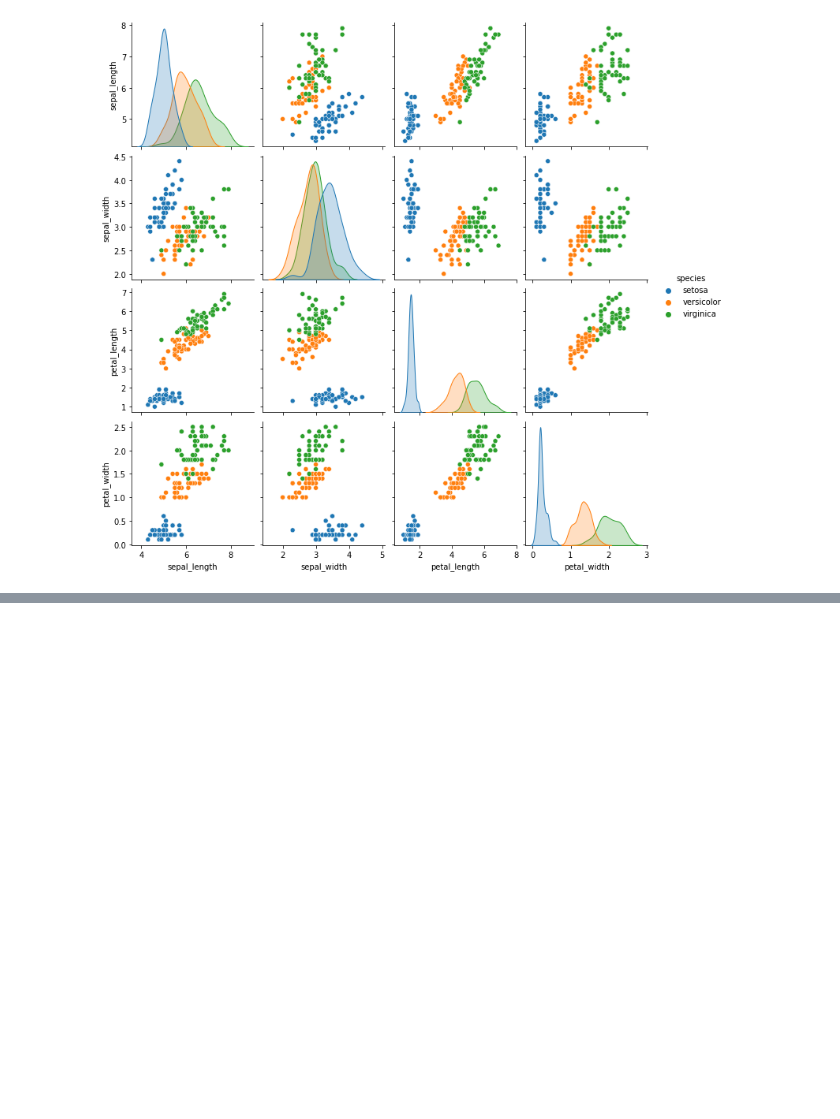
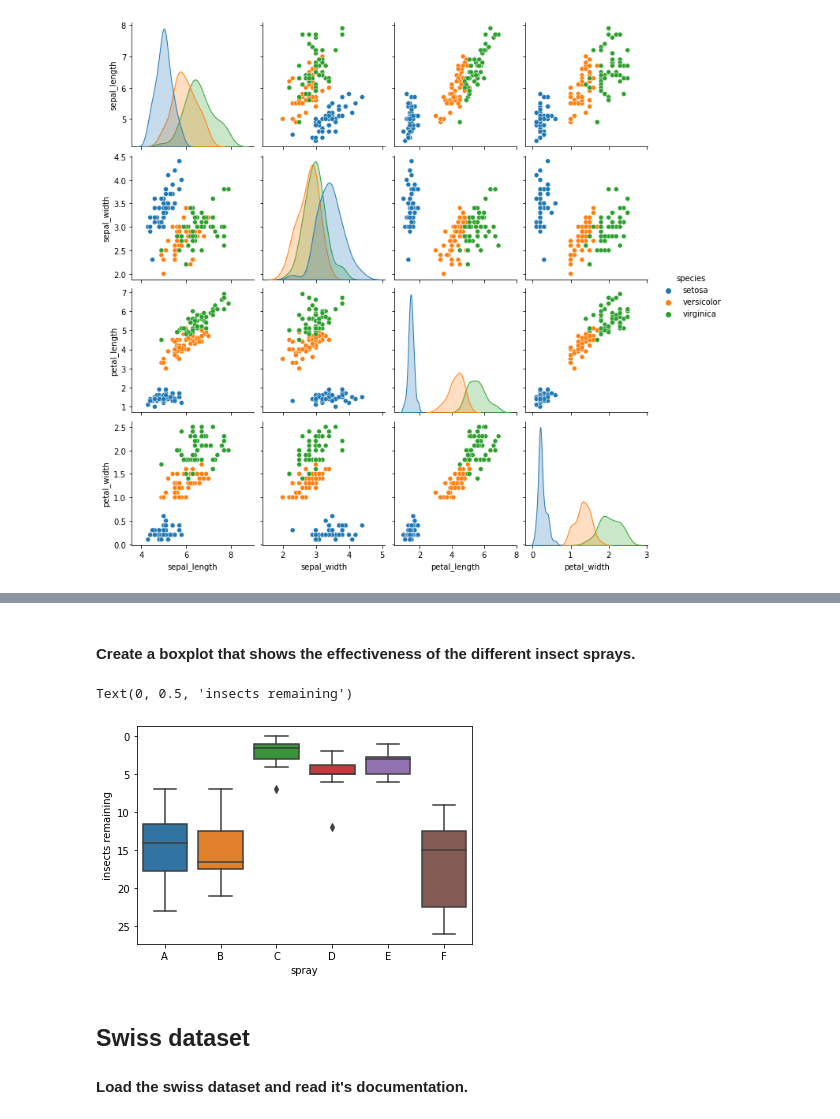
Before and after one commit to bensmith07/numpy-pandas-visualization-exercises, a Jupyter notebook: seaborn_exercises.ipynb, the cells around one changed output, grey strips where cells are left out. Drawn from its saved outputs; the diff is of its cells as text; code cells hidden in the pictures; blank space fills up the shorter version.

```diff
--- a/seaborn_exercises.ipynb
+++ b/seaborn_exercises.ipynb
@@ -50,0 +135,2 @@ sns.pairplot(iris, hue='species')
+# %%
+sprays = data('InsectSprays')
@@ -50,0 +171,12 @@ sns.pairplot(iris, hue='species')
+# %% [markdown]
+#### Create a boxplot that shows the effectiveness of the different insect sprays.
+# %%
+sns.boxplot(data=sprays, y='count', x='spray').invert_yaxis()
+plt.ylabel('insects remaining')
+# %% [output]
+Text(0, 0.5, 'insects remaining')
+[figure, added]
+# %% [markdown]
+## Swiss dataset
+
+#### Load the swiss dataset and read it's documentation.
```
Also changed, not shown: parts of 22 cells of this notebook.
